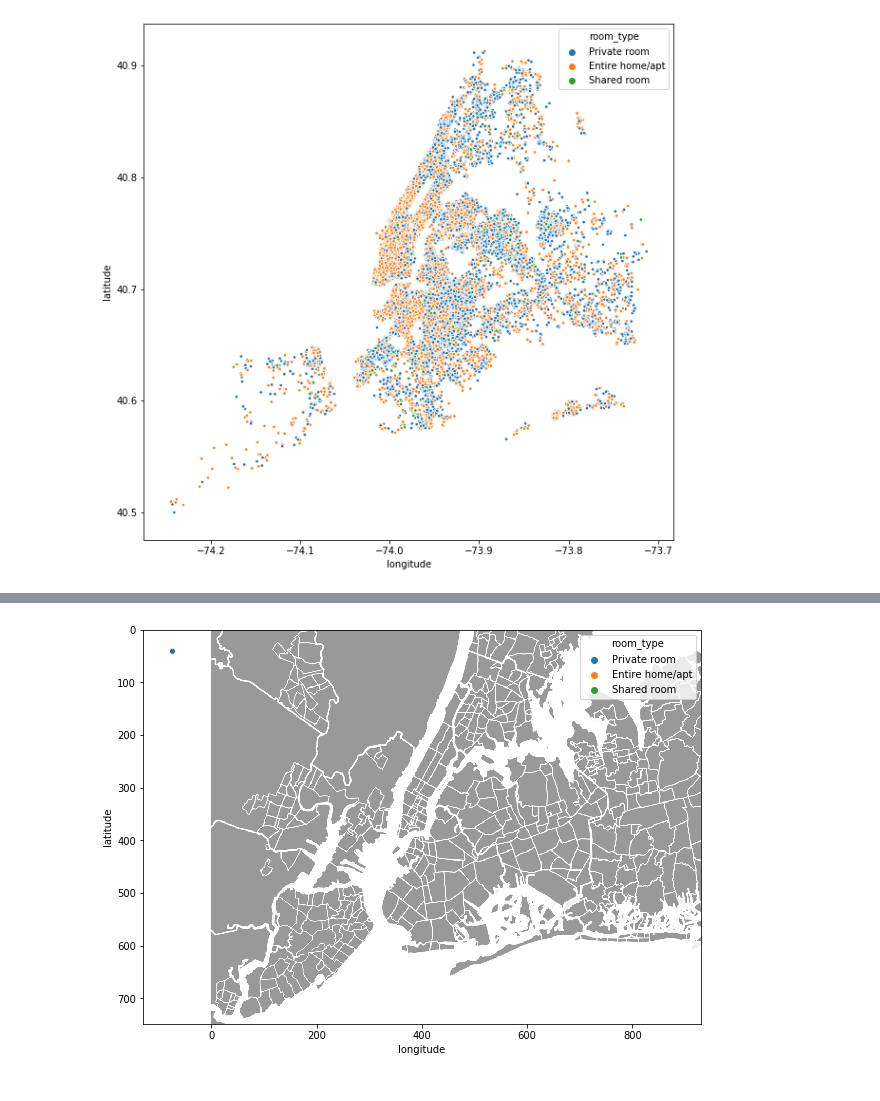
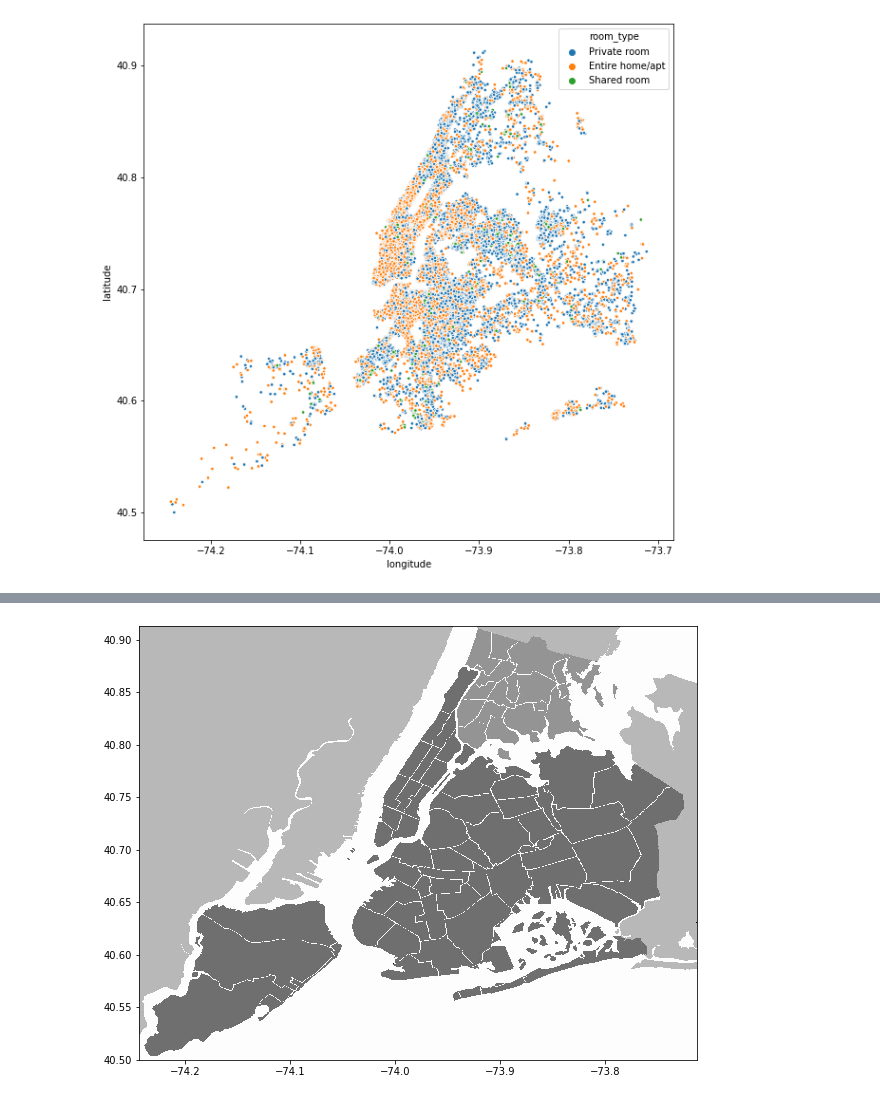
Before and after one commit to rselent/this_was_a_test, a Jupyter notebook: build1_Airbnb_in_nyc.ipynb, the cells around one changed output, grey strips where cells are left out. Saved outputs shown, nothing was run; the diff lists cells and outputs as text; code cells hidden in the pictures.

```diff
--- a/build1_Airbnb_in_nyc.ipynb
+++ b/build1_Airbnb_in_nyc.ipynb
@@ -110,13 +166,22 @@ sns.scatterplot( x= 'longitude', y= 'latitude', data= df, hue= 'room_type', s= 1
 # %%
 import matplotlib.image as mpimg
+#In [1]: %matplotlib inline
 
-#mpimg.imread('https://static.trulia-cdn.com/images/hyperlocal/new-york/new_york_city.png')
-
-nyc_map = mpimg.imread( 'https://static.trulia-cdn.com/images/hyperlocal/new-york/new_york_city.png')
+#nyc_map = mpimg.imread( 'https://static.trulia-cdn.com/images/hyperlocal/new-york/new_york_city.png')
+nyc_map = mpimg.imread( 'New_York_City_2.png')
 
 plt.figure( figsize= (10, 10))
-plt.imshow( nyc_map)
-sns.scatterplot( x= 'longitude', y= 'latitude', data= df, hue= 'room_type');
+plt.imshow( nyc_map, aspect= 'equal', extent=[df['longitude'].min(),
+                                              df['longitude'].max(),
+                                              df['latitude'].min(),
+                                              df['latitude'].max()])
+#plt.imshow( nyc_map, aspect= 'equal', extent=[-74.26,
+#                                              -73.68,
+#                                              40.48,
+#                                              40.945])
+
+#sns.scatterplot( x= 'longitude', y= 'latitude', data= df, hue= 'room_type');
+#plt.scatter( 'longitude', 'latitude', data= df)
 plt.show()
 # %% [output]
-[figure, old version]
+[figure, new version]
```
Also changed, not shown: parts of 12 cells of this notebook.
